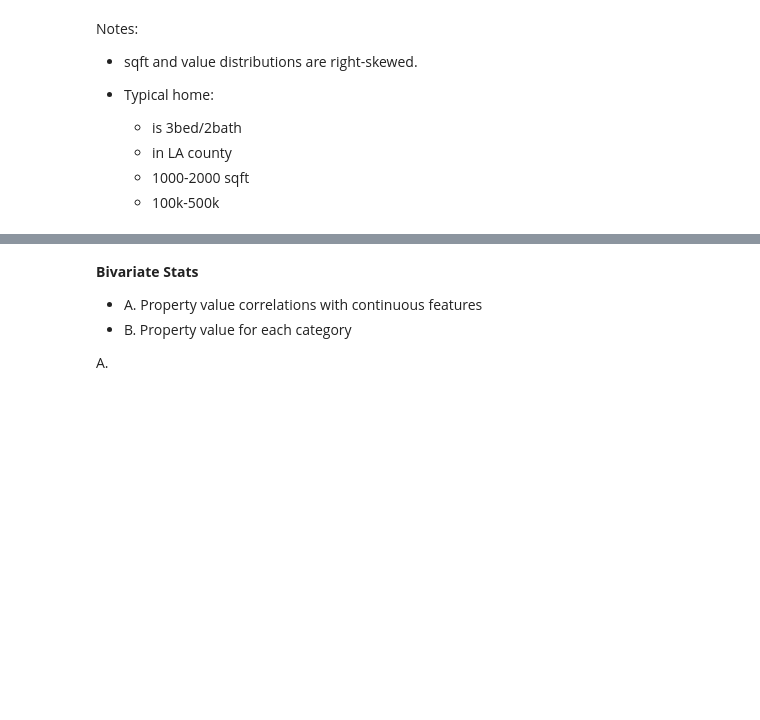
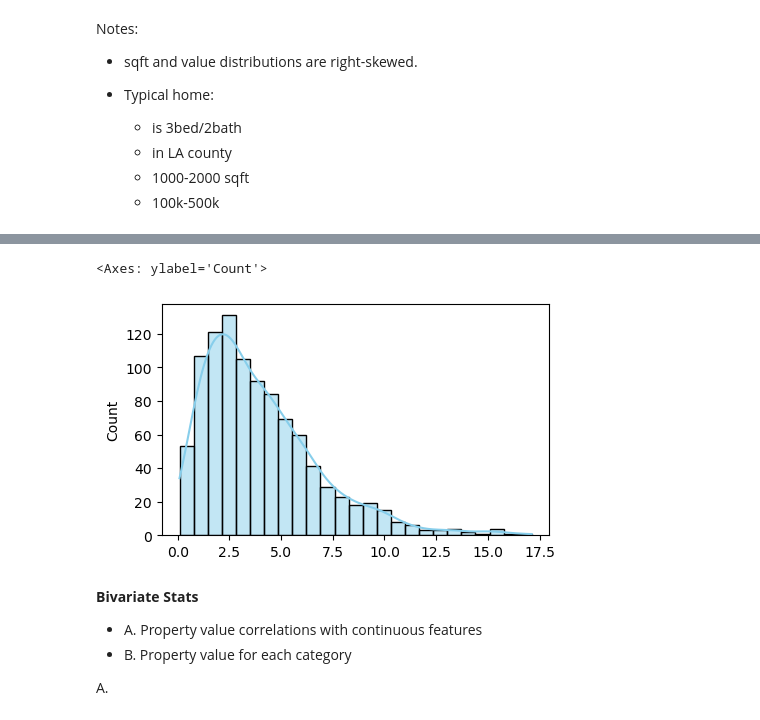
Before and after one commit to martin-reyes/project_regression_predict_property_value, a Jupyter notebook: Explore.ipynb, the cells around one changed output, grey strips where cells are left out. Cells and saved outputs as stored; diff of their text form; code cells hidden in the pictures; blank space fills up the shorter version.

```diff
--- a/Explore.ipynb
+++ b/Explore.ipynb
@@ -123,3 +142,15 @@ Notes:
+# %%
+plt.figure(figsize=(5,3))
+# Generate random data following a Gamma distribution
+shape_param = 2  # Shape parameter (alpha)
+scale_param = 2  # Scale parameter (beta)
+data = np.random.gamma(shape_param, scale=scale_param, size=1000)
+
+# Plot the distribution using Seaborn
+sns.histplot(data, kde=True, color='skyblue')
+# %% [output]
+<Axes: ylabel='Count'>
+[figure, added]
 # %% [markdown]
 **Bivariate Stats**
 
```
Also changed, not shown: parts of 53 cells of this notebook, 8 other files.
